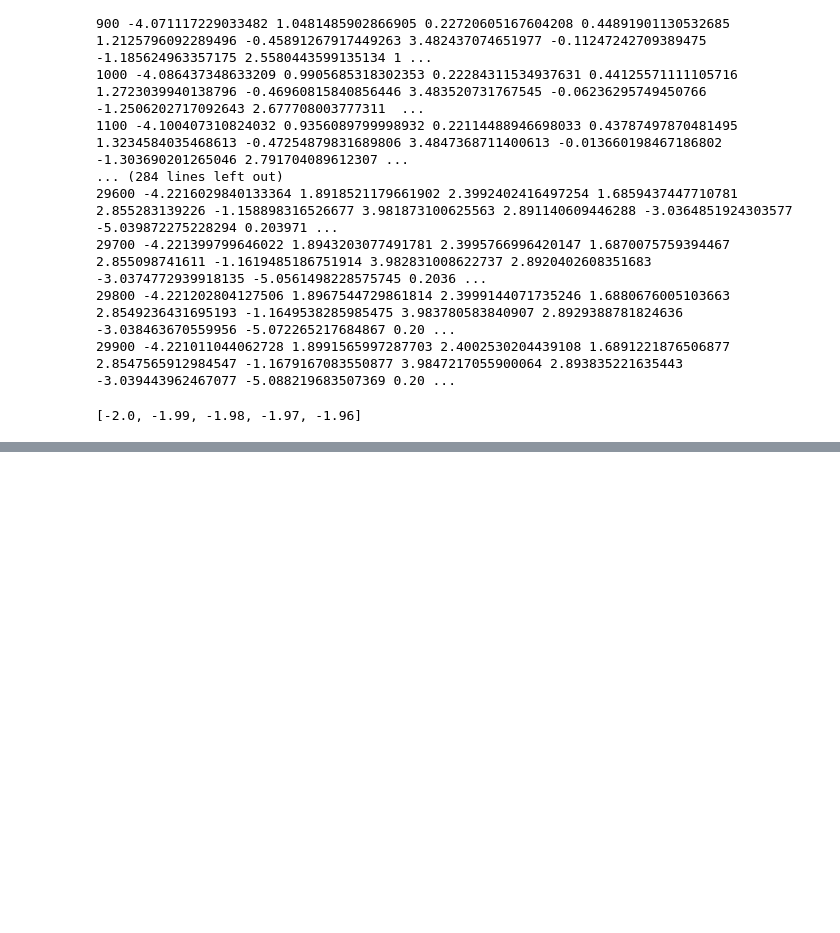
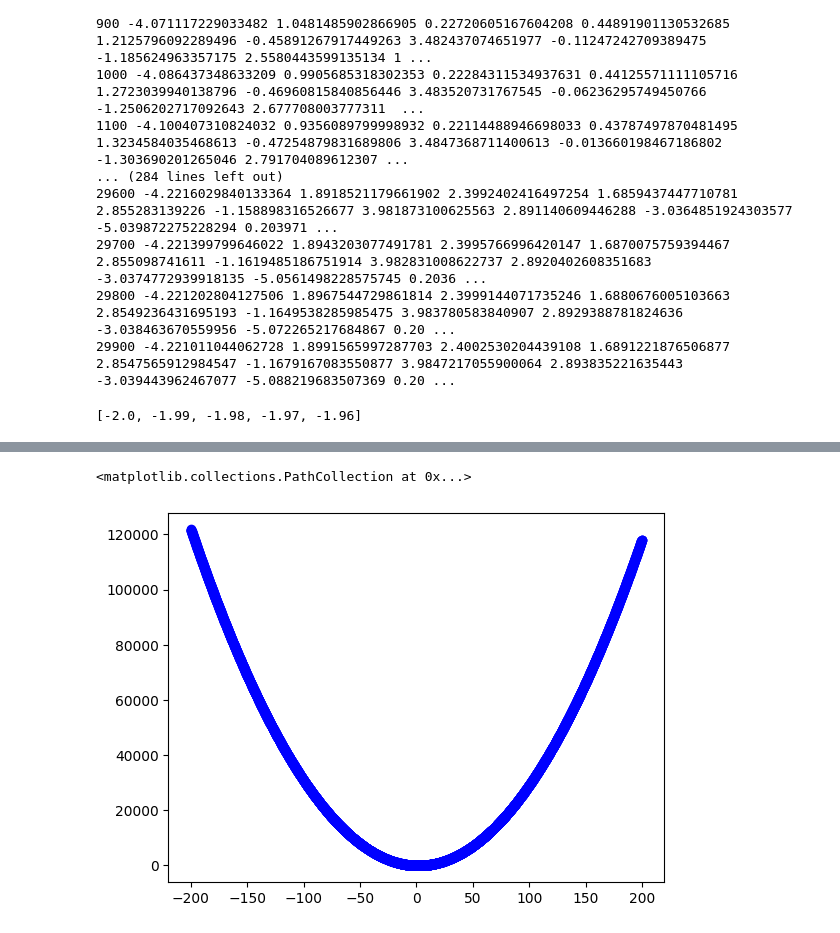
Before and after one commit to xiaojay/ainotes, a Jupyter notebook: 9.ipynb, the cells around one changed output, grey strips where cells are left out. Cells and saved outputs as stored; diff of their text form; code cells hidden in the pictures; blank space fills up the shorter version.

```diff
--- a/9.ipynb
+++ b/9.ipynb
@@ -320,0 +321,5 @@ plt.plot(x, yl, c='green')
+# %%
+plt.scatter(x, y, c='blue')
+# %% [output]
+<matplotlib.collections.PathCollection at 0x...>
+[figure, added]
```
Also changed, not shown: parts of 2 cells of this notebook, 3 other files.
